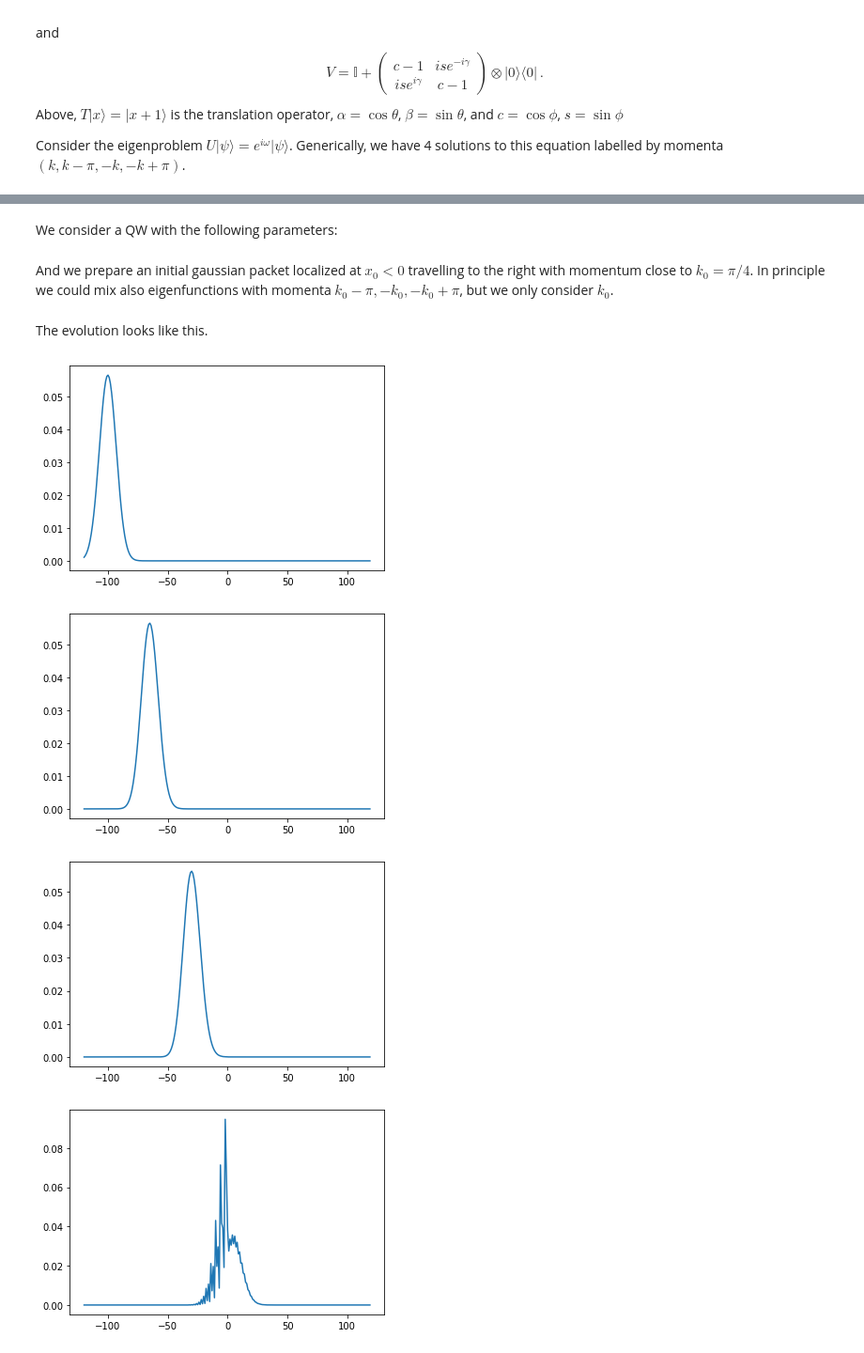
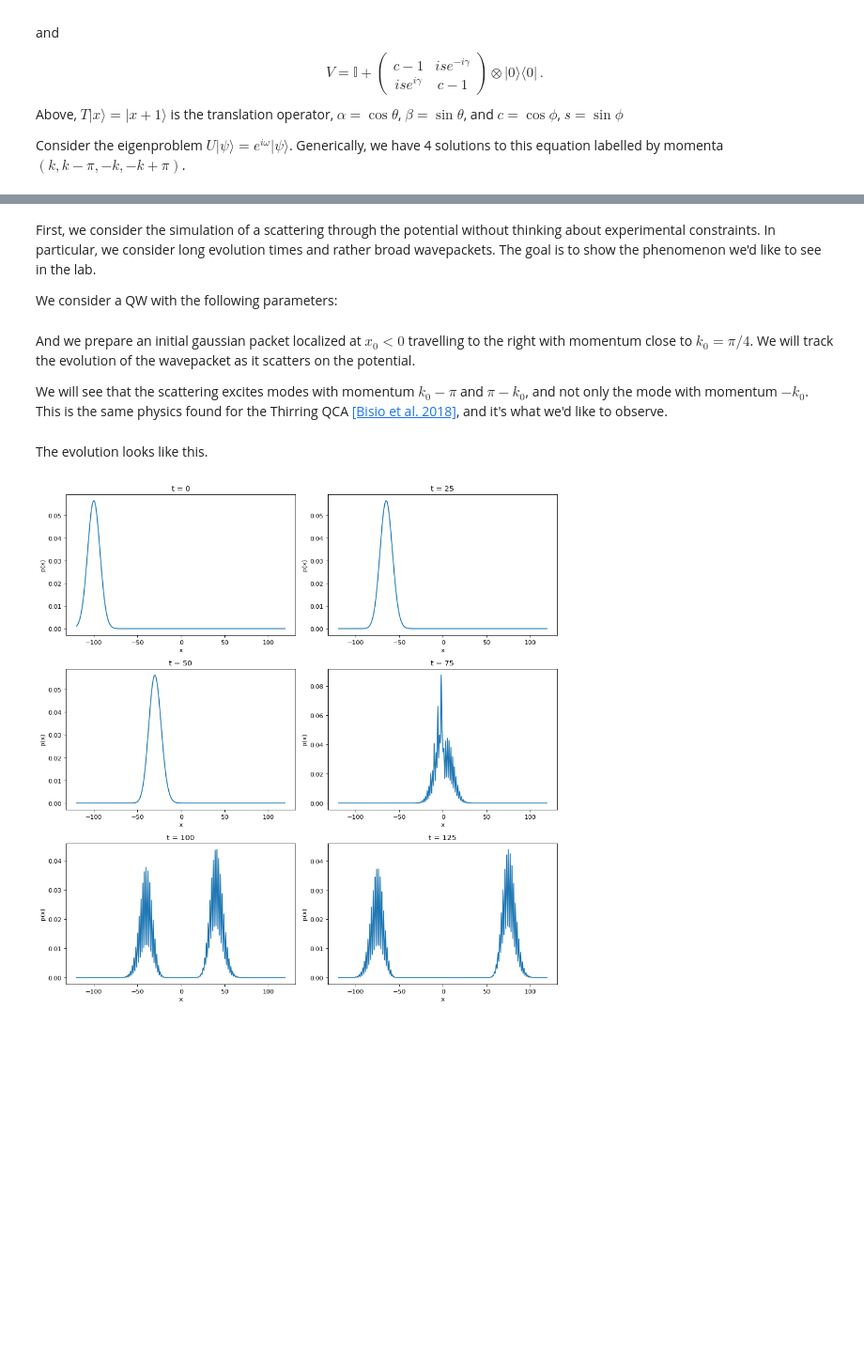
Before and after one commit to af-rotundo/qca, a Jupyter notebook: experiments.ipynb, the cells around one changed output, grey strips where cells are left out. Shown at 94% size. Drawn from its saved outputs; the diff is of its cells as text; code cells hidden in the pictures; blank space fills up the shorter version.

```diff
--- a/experiments.ipynb
+++ b/experiments.ipynb
@@ -30,28 +33,37 @@ Consider the eigenproblem $U\lvert\psi\rangle = e^{i\omega} \lvert\psi\rangle$.
 # %% [markdown]
+First, we consider the simulation of a scattering through the potential without thinking about experimental constraints. In particular, we consider long evolution times and rather broad wavepackets. The goal is to show the phenomenon we'd like to see in the lab.
+
 We consider a QW with the following parameters:
 # %%
 L = 300
 dk = np.pi/L
 theta = np.pi/4
-phi = np.pi/4
-gamma = 0
+phi = np.pi/3
+gamma = 3*np.pi/4
 qw = SimpleQW(L=L, theta=theta, phi=phi, gamma=gamma)
 # %% [markdown]
-And we prepare an initial gaussian packet localized at $x_0<0$ travelling to the right with momentum close to $k_0=\pi/4$. In principle we could mix also eigenfunctions with momenta $k_0-\pi, -k_0, -k_0+\pi$, but we only consider $k_0$.
+And we prepare an initial gaussian packet localized at $x_0<0$ travelling to the right with momentum close to $k_0=\pi/4$. We will track the evolution of the wavepacket as it scatters on the potential.
+
+We will see that the scattering excites modes with momentum $k_0-\pi$ and $\pi-k_0$, and not only the mode with momentum $-k_0$. This is the same physics found for the Thirring QCA [[Bisio et al. 2018]](https://journals.aps.org/pra/abstract/10.1103/PhysRevA.97.032132), and it's what we'd like to observe.
 # %%
 k0 = np.pi/4
 sigma_k = 0.1
 x0 = -100
-qw.psi = qw.wave_packet(k0=k0, sigma_k=sigma_k, x0=x0, sign=1)
+qw.psi = normalize(qw.wave_packet(k0=k0, sigma_k=sigma_k, x0=x0, sign=1))
 # %% [markdown]
 The evolution looks like this.
 # %%
-for _ in range(5):
+steps = 5
+fig = plt.figure(figsize=(12, 12), dpi=80)
+fig.add_subplot(3, 2, 1)
+qw.plot_x(-120, 120)
+plt.title(f't = 0')
+for i in range(steps):
+    qw.evolve(25)
+    fig.add_subplot(3, 2, i+2)
     qw.plot_x(-120, 120)
-    plt.show()
-    qw.evolve(25)
+    plt.title(f't = {25*(i+1)}')
+fig.tight_layout()
+plt.show()
 # %% [output]
-[figure, old version]
+[figure, new version]
-[figure, removed]
-[figure, removed]
-[figure, removed]
```
Also changed, not shown: parts of 44 cells of this notebook, 1 other file.
